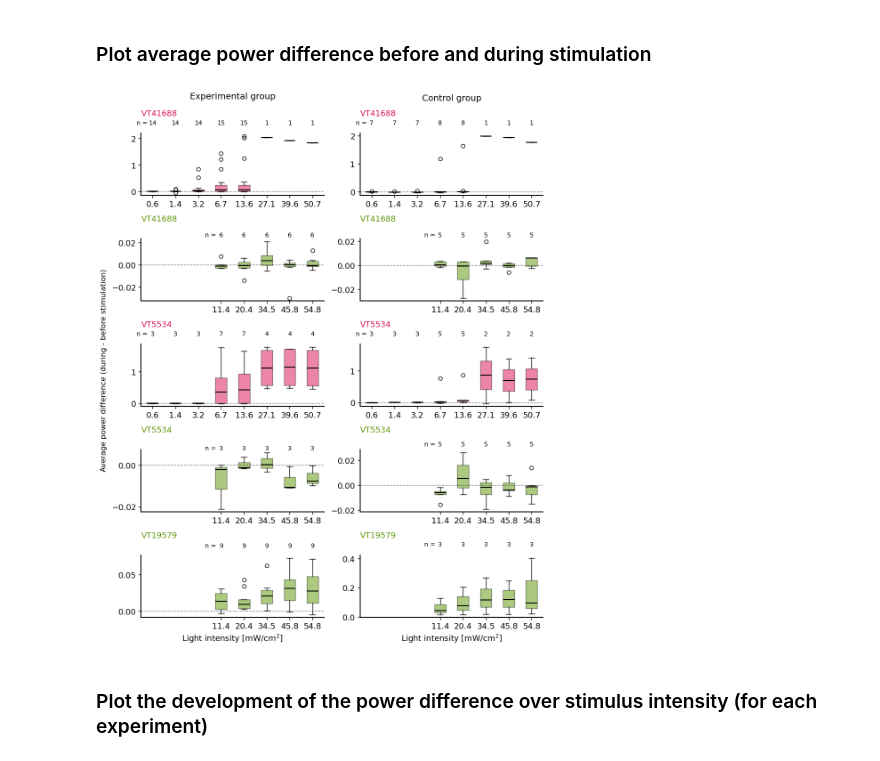
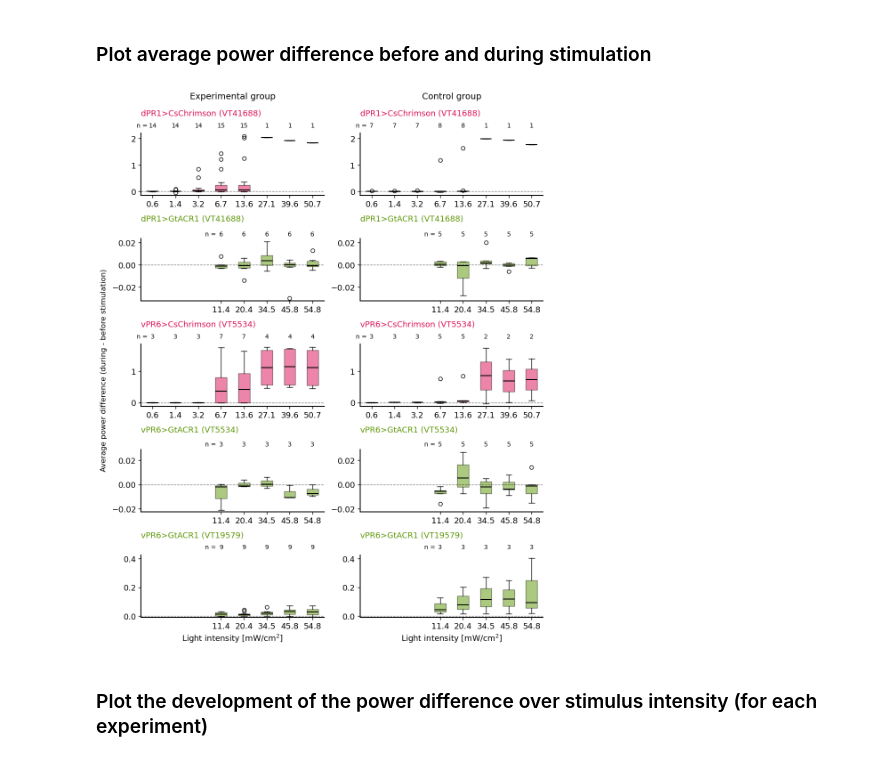
Before and after one commit to BLSchultze/droso_project, a Jupyter notebook: rms_analysis.ipynb, the cells around one changed output. Saved outputs shown, nothing was run; the diff lists cells and outputs as text; code cells hidden in the pictures.

```diff
--- a/rms_analysis.ipynb
+++ b/rms_analysis.ipynb
@@ -137,6 +137,13 @@ rstim_cal_dict = { v:round(rs,1) for v,rs in zip(cal_volt,stim_red) }
 gstim_cal_dict = { v:round(gs,1) for v,gs in zip(cal_volt,stim_green) }
 # %% [markdown]
 ### Plot average power difference before and during stimulation
+# %%
+# Create title for the subplots
+plotting_titles = {'VT41688_act_ret':'dPR1>CsChrimson (VT41688)', 'VT41688_act_con':'dPR1>CsChrimson (VT41688)',
+                   'VT41688_ina_ret':'dPR1>GtACR1 (VT41688)','VT41688_ina_con':'dPR1>GtACR1 (VT41688)',
+                   'VT5534_act_ret':'vPR6>CsChrimson (VT5534)', 'VT5534_act_con':'vPR6>CsChrimson (VT5534)',
+                   'VT5534_ina_ret':'vPR6>GtACR1 (VT5534)', 'VT5534_ina_con':'vPR6>GtACR1 (VT5534)',
+                   'VT19579_ina_ret':'vPR6>GtACR1 (VT19579)','VT19579_ina_con':'vPR6>GtACR1 (VT19579)'}
 # %%
 # Set up a new figure
 fig, ax = plt.subplots(5, 2, figsize=(10,12))
@@ -168,43 +175,60 @@ for cidx, cond in enumerate(conditions):
     x_mpwr = np.zeros((len(stim_fl),))
     for i,e in enumerate(stim_srted):
         x_mpwr[stim_fl == e] = i+1
 
     # Show the average power differences as boxplots
     bxplt = ax[cidx].boxplot(mpwr_srted, labels=light_stim, patch_artist=True)
     # Change the color of the boxplots according to the stimulation
     for patch in bxplt['boxes']:
         patch.set_facecolor(stim_col)
         patch.set_alpha(0.5)
 
-    # Get the x tick values (not trivial since they are boxplots)
-    xticks = ax[cidx].get_xticks()
-    # Add the sample size n for each boxplot to the subplot
-    for i,n in enumerate(n_cond_stim):
-        ax[cidx].text(xticks[i], 1.2 * np.concatenate(mpwr_srted).max(), n, horizontalalignment='center')
-    # Set a label for the sample size at the left most position
-    ax[cidx].text(xticks[0]-0.7, 1.2 * np.concatenate(mpwr_srted).max(), 'n =')
+    # Adjust y limits and add sample sizes
+    if cidx % 2 == 1:
+        # Set equal y limits per row
+        ylims = [ax[cidx-1].get_ylim(), ax[cidx].get_ylim()]
+        ax[cidx].set_ylim([np.min(ylims),np.max(ylims)])
+        ax[cidx-1].set_ylim([np.min(ylims),np.max(ylims)])
+
+        # Get the x tick values (not trivial since they are boxplots)
+        xticks = ax[cidx].get_xticks()
+        # Add the sample size n for each boxplot to the subplot (right column)
+        for i,n in enumerate(n_cond_stim):
+            ax[cidx].text(xticks[i], 1.1 * np.max(ylims), n, horizontalalignment='center')
+        # Set a label for the sample size at the left most position
+        ax[cidx].text(xticks[0]-0.7, 1.1 * np.max(ylims), 'n =')
+
+        # Add the sample size n for each boxplot to the subplot (left column)
+        for i,n in enumerate(n_cond_stim_prev):
+            ax[cidx-1].text(xticks_prev[i], 1.1 * np.max(ylims), n, horizontalalignment='center')
+        # Set a label for the sample size at the left most position
+        ax[cidx-1].text(xticks_prev[0]-0.7, 1.1 * np.max(ylims), 'n =')
+    else:
+        # Store the x ticks and sample sizes
+        xticks_prev = ax[cidx].get_xticks()
+        n_cond_stim_prev = n_cond_stim
 
     # Insert a reference line at zero
     ax[cidx].axhline(0, color='k', linestyle='--', alpha=0.5)
     # Add a title indicating the fly line
-    ax[cidx].set_title(re.findall('VT[0-9]+',cond)[0], loc='left', color=stim_col, pad=28)
+    ax[cidx].set_title(plotting_titles[cond], loc='left', color=stim_col, pad=28)
     # Force a tight layout for the subplot
     plt.tight_layout()
 
 # Add a common y axis label for all subplots
 fig.supylabel("Average power difference (during - before stimulation)", x=-0.01)
 # Label the x axes
 ax[-1].set_xlabel(r'Light intensity [mW/cm$^2$]')
 ax[-2].set_xlabel(r'Light intensity [mW/cm$^2$]')
 # Common titles for the experimental and control column
 xcenter = np.mean(ax[0].get_xlim())
 ax[0].text(xcenter, 3.5, "Experimental group", size=14, horizontalalignment='center')
-ax[1].text(xcenter, 3.25, "Control group", size=14, horizontalalignment='center')
+ax[1].text(xcenter, 3.5, "Control group", size=14, horizontalalignment='center')
 
 # Save figure
 # fig.savefig('./Report/figures/bxplt_pwr_differences.pdf', bbox_inches='tight')
 # %% [output]
-[figure, old version]
+[figure, new version]
 # %% [markdown]
 ### Plot the development of the power difference over stimulus intensity (for each experiment)
 # %%
```
Also changed, not shown: parts of 1 cell of this notebook, 1 other file.
